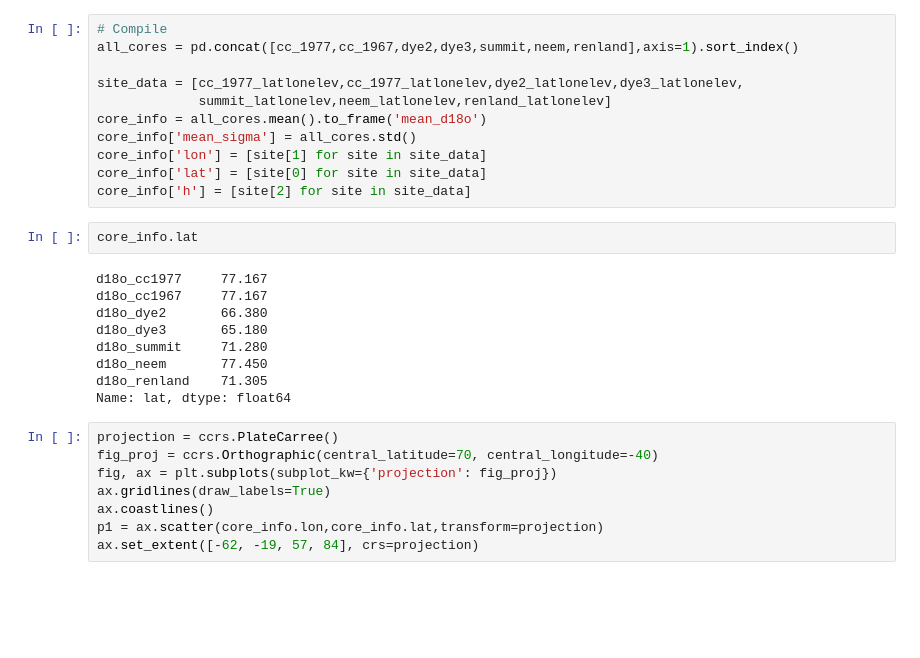
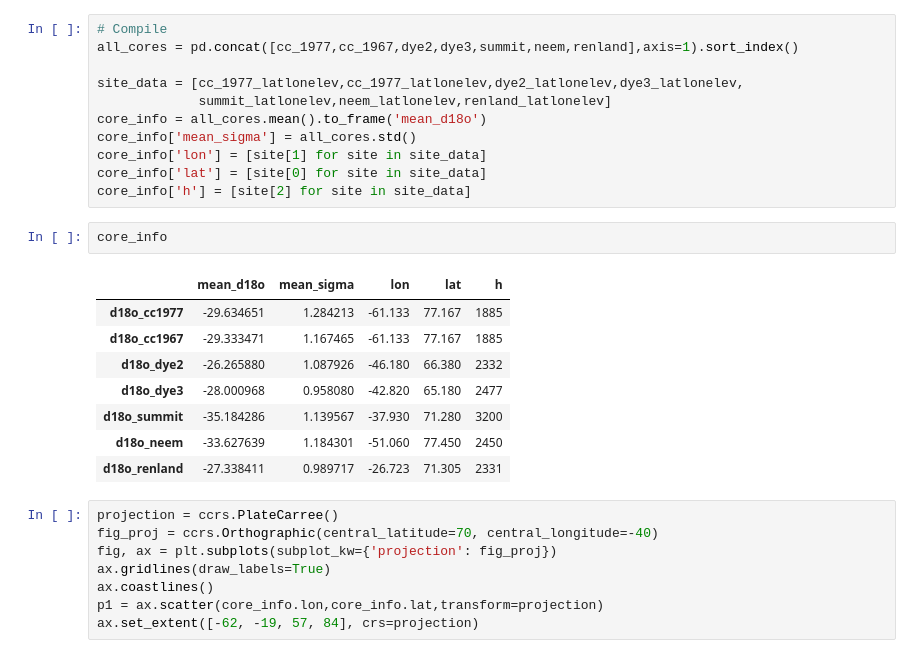
Before and after one commit to glugeorge/stable_isotope_final, a Jupyter notebook: ice_core_analysis.ipynb, the cells around one changed output. Saved outputs shown, nothing was run; the diff lists cells and outputs as text; blank space fills up the shorter version.

```diff
--- a/ice_core_analysis.ipynb
+++ b/ice_core_analysis.ipynb
@@ -129,16 +129,16 @@ core_info['lon'] = [site[1] for site in site_data]
 core_info['lat'] = [site[0] for site in site_data]
 core_info['h'] = [site[2] for site in site_data]
 # %%
-core_info.lat
+core_info
 # %% [output]
-d18o_cc1977     77.167
-d18o_cc1967     77.167
-d18o_dye2       66.380
-d18o_dye3       65.180
-d18o_summit     71.280
-d18o_neem       77.450
-d18o_renland    71.305
-Name: lat, dtype: float64
+|  | mean_d18o | mean_sigma | lon | lat | h |
+| d18o_cc1977 | -29.634651 | 1.284213 | -61.133 | 77.167 | 1885 |
+| d18o_cc1967 | -29.333471 | 1.167465 | -61.133 | 77.167 | 1885 |
+| d18o_dye2 | -26.265880 | 1.087926 | -46.180 | 66.380 | 2332 |
+| d18o_dye3 | -28.000968 | 0.958080 | -42.820 | 65.180 | 2477 |
+| d18o_summit | -35.184286 | 1.139567 | -37.930 | 71.280 | 3200 |
+| d18o_neem | -33.627639 | 1.184301 | -51.060 | 77.450 | 2450 |
+| d18o_renland | -27.338411 | 0.989717 | -26.723 | 71.305 | 2331 |
 # %%
 projection = ccrs.PlateCarree()
 fig_proj = ccrs.Orthographic(central_latitude=70, central_longitude=-40)
```
Also changed, not shown: parts of 20 cells of this notebook.
